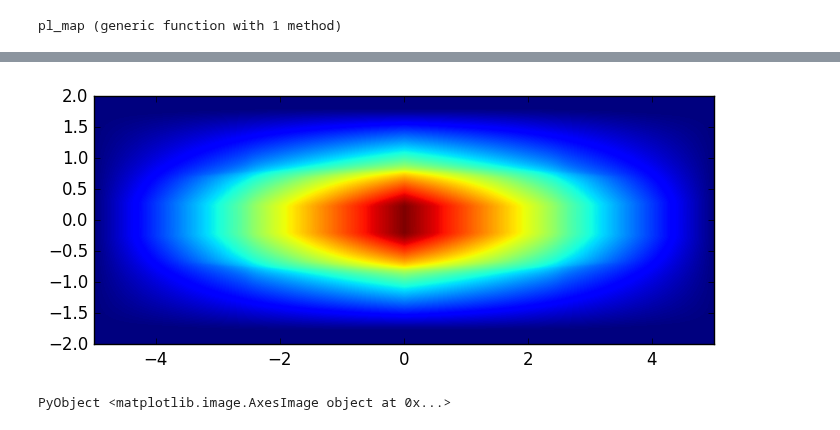
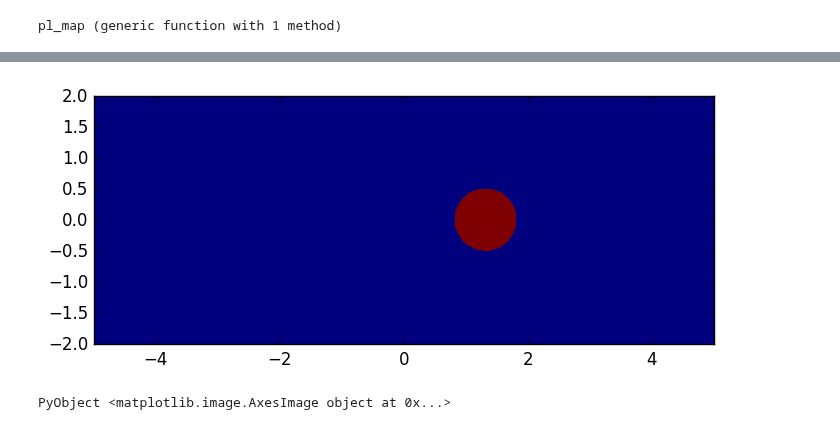
Before and after one commit to jlustigy/ExoJulia, a Jupyter notebook: Homework/hw5/Andrew_Spencer/hw5.ipynb, the cells around one changed output, grey strips where cells are left out. Saved outputs shown, nothing was run; the diff lists cells and outputs as text; code cells hidden in the pictures.

```diff
--- a/Homework/hw5/Andrew_Spencer/hw5.ipynb
+++ b/Homework/hw5/Andrew_Spencer/hw5.ipynb
@@ -59,18 +74,24 @@ size(lens_map)
 # %%
 function pl_map(dist,r,len)
+
+    map_width = 10.
+    map_height = 4.
+
+    dx = map_width/len
+    dy = map_height/len
 
     source_map = zeros(Float64, len, len)
     r2 = r^2
     for i in 1:len
         for j in 1:len
-            x = (i-1)*(0.01) - 5.0 + 0.005
-            y = (j-1)*(0.004) - 2.0 + 0.002
-            if (x^2 + y^2) < r2
+            x = (i-1)*dx - (map_width/2.) + (dx/2.)
+            y = (j-1)*dy - (map_height/2.) + (dy/2.)
+            if ((x-dist)^2 + y^2) < r2
                 source_map[i,j] = 1.0
             end
         end
     end
-    return source_map
+    return source_map'
 end
 # %% [output]
 pl_map (generic function with 1 method)
@@ -97 +103,7 @@ source_map = pl_map(1.,1.,1000)
+# %%
+source_map = pl_map(yplanet,0.5,1000)
+PyPlot.imshow(source_map, interpolation = "nearest", extent =[-5,5,-2,2])
+# %% [output]
+[figure, added]
+PyObject <matplotlib.image.AxesImage object at 0x...>
 # %%
@@ -104,6 +116 @@ for i in 1:16
 end
-# %%
-PyPlot.imshow(conv_image, interpolation = "nearest", extent =[-5,5,-2,2])
-# %% [output]
-[figure, removed]
-PyObject <matplotlib.image.AxesImage object at 0x...>
```
Also changed, not shown: parts of 14 cells of this notebook, 1 other file.
